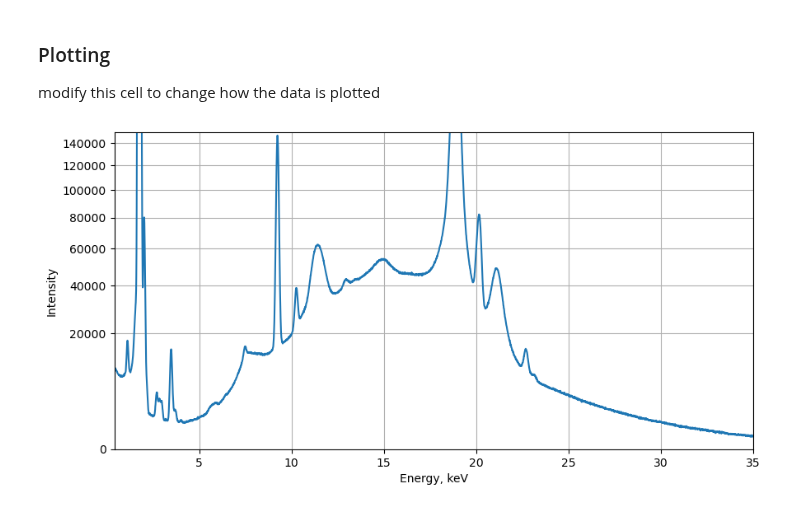
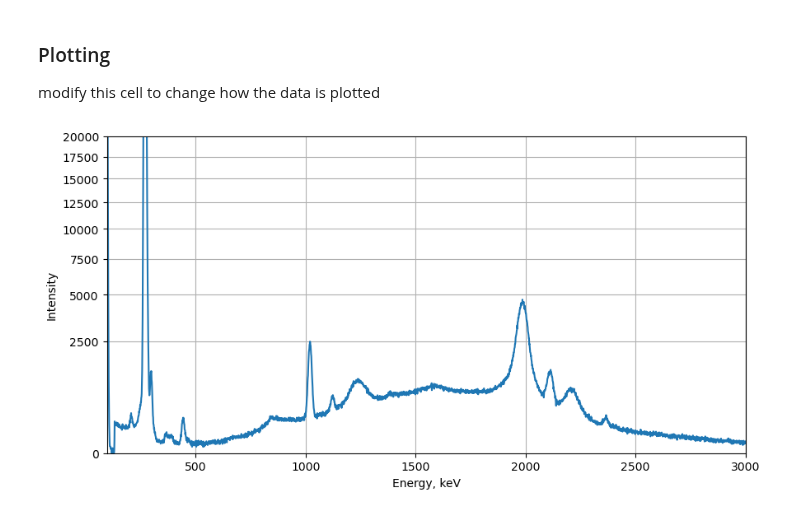
Before and after one commit to ELFREELAND/xrf-thickness-studies, a Jupyter notebook: xrf_data_parser.ipynb, the cells around one changed output. Saved outputs shown, nothing was run; the diff lists cells and outputs as text; code cells hidden in the pictures.

```diff
--- a/xrf_data_parser.ipynb
+++ b/xrf_data_parser.ipynb
@@ -34,7 +34,7 @@ fp1 = ("./" + path_label + "_map/" + path_label + "_60s_" +
 fp2 = ("./" + path_label + "_map/" + path_label + "_60s_" +
        str(grid_size) + "x" + str(grid_size) + "ptsdet_2_" + str(spec[0]) + "_" + str(spec[1]) + ".spx")
 # %%
-fp1 = r"C:\Users\elf\Documents\GitHub\xrf-thickness-studies\scan time studies\20230711_CVD_3158_scantime\20230711_CVD_3158_60m 1.spx"
+fp1 = r"C:\Users\elf\Documents\GitHub\xrf-thickness-studies\scan time studies\20230711_CVD_3158_scantime\20230711_CVD_3158_60s 1.spx"
 # %% [markdown]
 ### Function definitions
 # %%
@@ -90,19 +90,19 @@ modify this cell to change how the data is plotted
 # %%
 upper_ylim = np.max(dat["d1_counts"][150:]) + 5000
 
 f, ax = plt.subplots(figsize=(10,5))
-ax.plot(dat["energy"], dat["d1_counts"], label = "detector 1")
+ax.plot(dat["d1_counts"], label = "detector 1")
 #ax.plot(dat["energy"], dat["d2_counts"], label = "detector 2")
 ax.set_xlabel("Energy, keV")
 ax.set_ylabel("Intensity")
 #ax.set_title(sample_name + " XRF spectrum, " + str(spec))
 #ax.legend()
 
 #square root scale
 ax.set_yscale("function", functions=(np.sqrt, lambda x: x*x))
 
-ax.axis([0.4, 35, 0, 150000])
+ax.axis([97, 3000, 0, 20000])
 ax.grid(True)
 plt.show()
 # %% [output]
-[figure, old version]
+[figure, new version]
```
Also changed, not shown: 16 other files.
